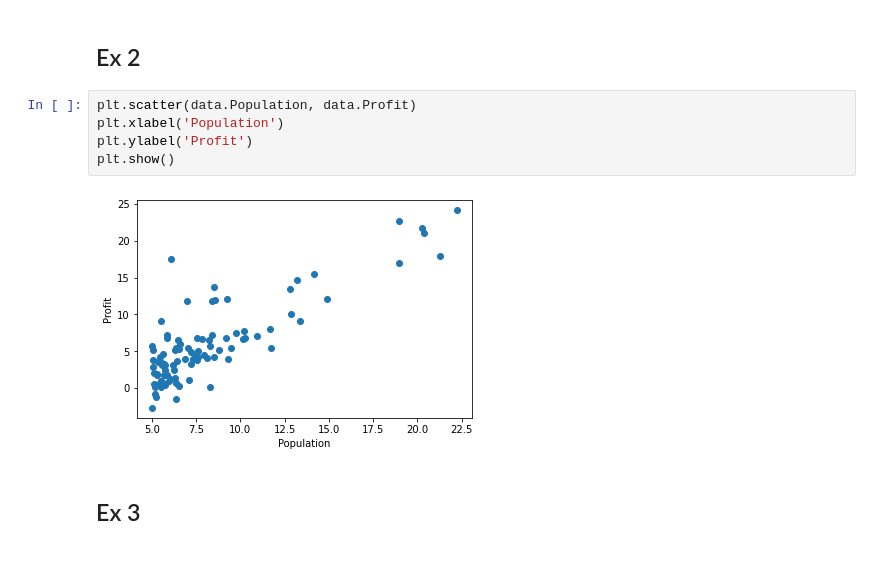
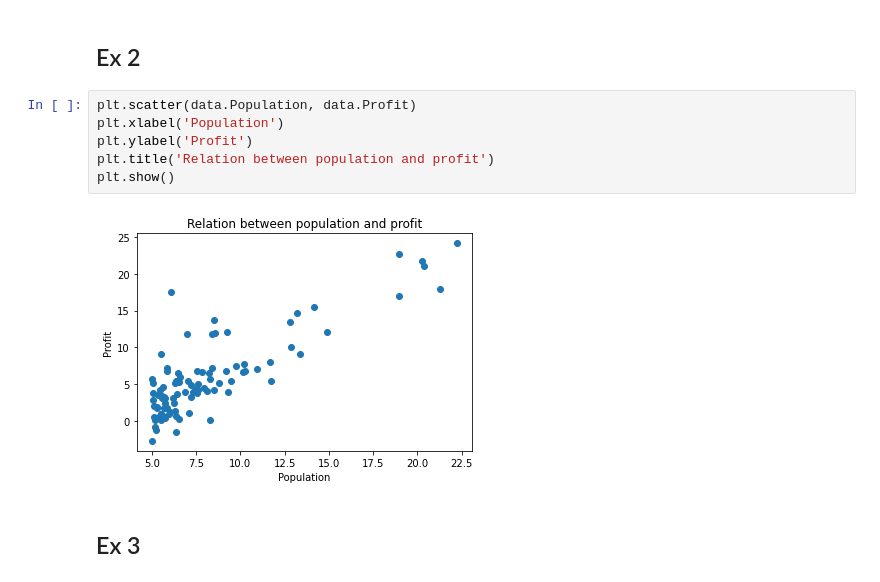
Before and after one commit to ArturBa/agh_machine_learning, a Jupyter notebook: lab_3/lab_3.ipynb, the cells around one changed output. Cells and saved outputs as stored; diff of their text form.

```diff
--- a/lab_3/lab_3.ipynb
+++ b/lab_3/lab_3.ipynb
@@ -36,9 +34,10 @@ data.describe()
 # %%
 plt.scatter(data.Population, data.Profit)
 plt.xlabel('Population')
 plt.ylabel('Profit')
+plt.title('Relation between population and profit')
 plt.show()
 # %% [output]
-[figure, old version]
+[figure, new version]
 # %% [markdown]
 ## Ex 3
```
Also changed, not shown: parts of 22 cells of this notebook.
